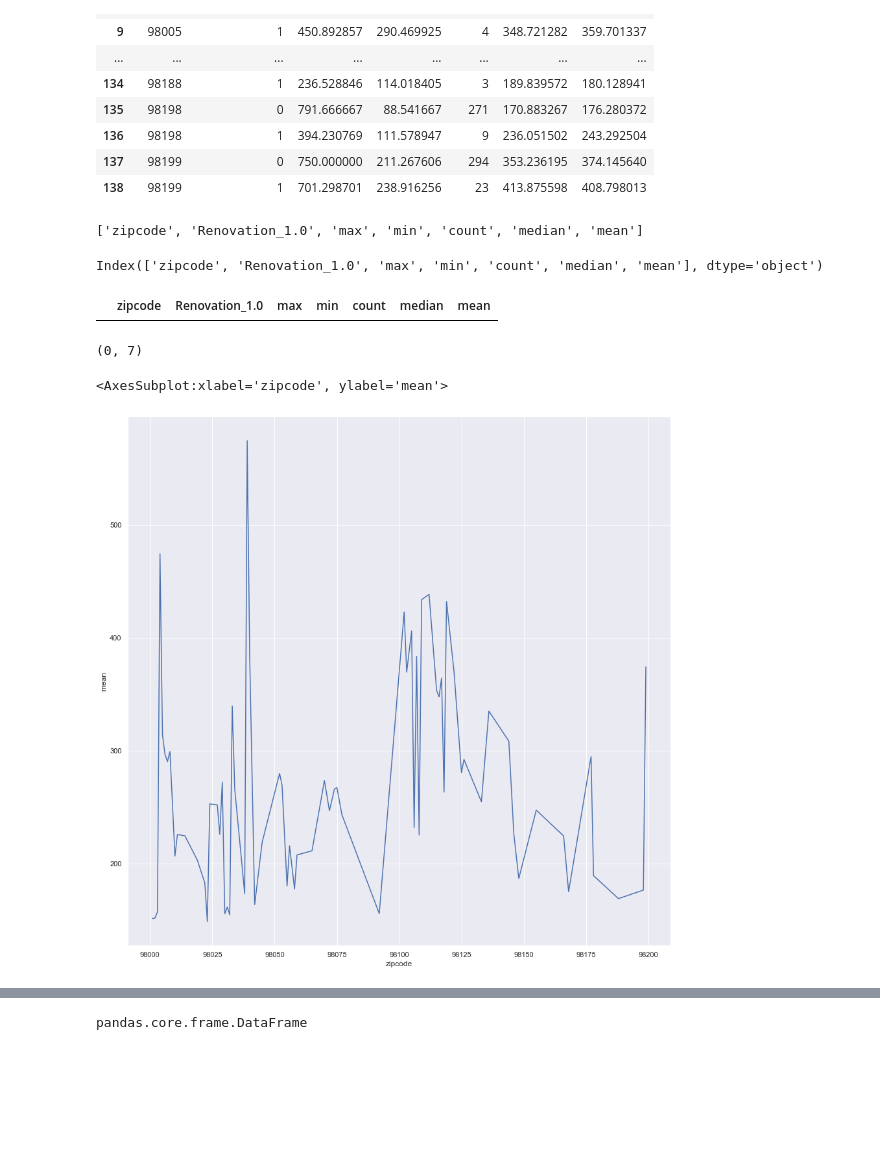
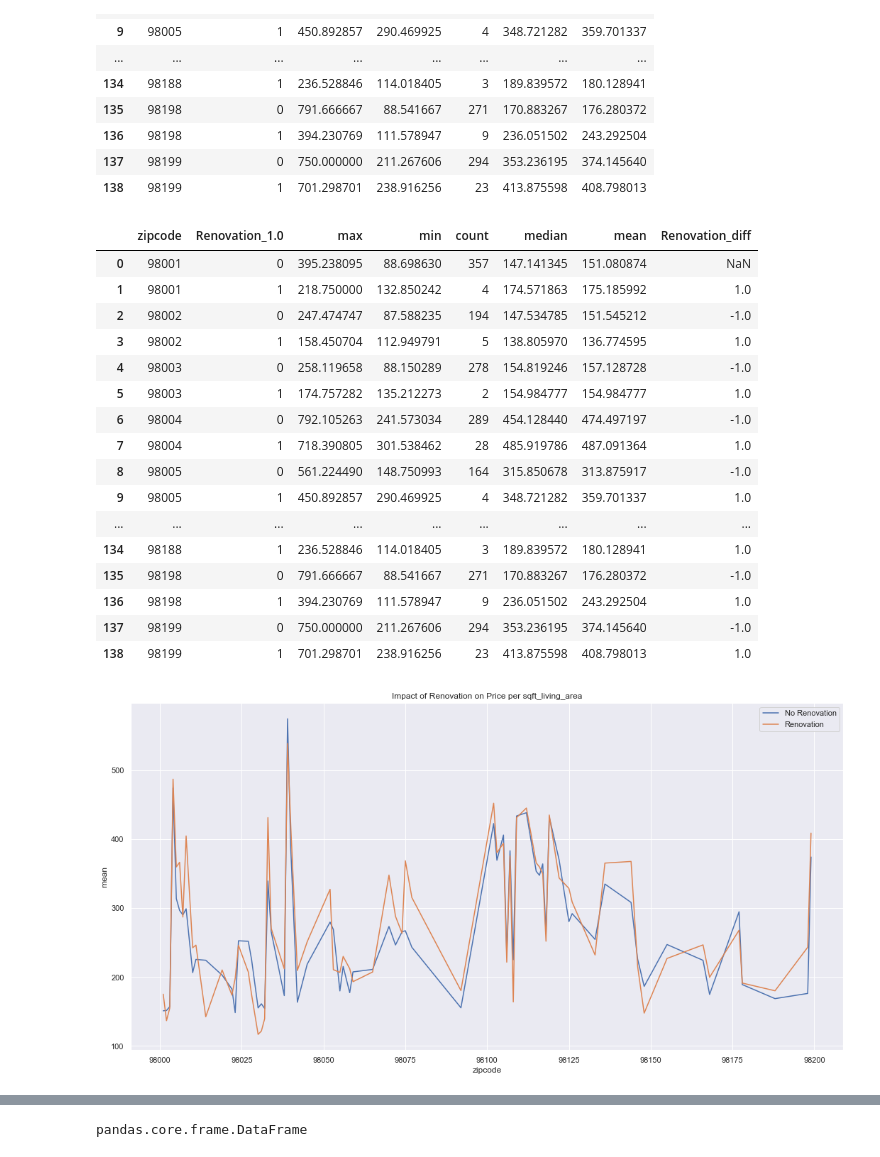
Before and after one commit to audi0786/KC_House_Price_Prediction_via_Regression_Analysis, a Jupyter notebook: Project 2 rough work.ipynb, the cells around one changed output, grey strips where cells are left out. Drawn from its saved outputs; the diff is of its cells as text; code cells hidden in the pictures; blank space fills up the shorter version.

```diff
--- a/Project 2 rough work.ipynb
+++ b/Project 2 rough work.ipynb
@@ -119,27 +119,25 @@ gp3
 | 136 | 98198 | 1 | 394.230769 | 111.578947 | 9 | 236.051502 | 243.292504 |
 | 137 | 98199 | 0 | 750.000000 | 211.267606 | 294 | 353.236195 | 374.145640 |
 | 138 | 98199 | 1 | 701.298701 | 238.916256 | 23 | 413.875598 | 408.798013 |
-# %%
-gp3.columns.to_list()
-# %% [output]
-['zipcode', 'Renovation_1.0', 'max', 'min', 'count', 'median', 'mean']
-# %%
-gp3.columns
-# %% [output]
-Index(['zipcode', 'Renovation_1.0', 'max', 'min', 'count', 'median', 'mean'], dtype='object')
-# %%
-gp4 = pd.DataFrame(columns = gp3.columns.to_list())
-
-for index, row in gp3.iterrows():
-    if row['zipcode'] == (row + 1)['zipcode']:
-        gp4[row] == gp3[row] and gp4[(row +1)] == gp3[(row +1)]
-    else:
-        continue
-gp4.head()
-# %% [output]
-|  | zipcode | Renovation_1.0 | max | min | count | median | mean |
-# %%
-gp4.shape
-# %% [output]
-(0, 7)
+# %%
+gp3 =gp3.drop([34])
+gp3
+# %% [output]
+|  | zipcode | Renovation_1.0 | max | min | count | median | mean | Renovation_diff |
+| 0 | 98001 | 0 | 395.238095 | 88.698630 | 357 | 147.141345 | 151.080874 | NaN |
+| 1 | 98001 | 1 | 218.750000 | 132.850242 | 4 | 174.571863 | 175.185992 | 1.0 |
+| 2 | 98002 | 0 | 247.474747 | 87.588235 | 194 | 147.534785 | 151.545212 | -1.0 |
+| 3 | 98002 | 1 | 158.450704 | 112.949791 | 5 | 138.805970 | 136.774595 | 1.0 |
+| 4 | 98003 | 0 | 258.119658 | 88.150289 | 278 | 154.819246 | 157.128728 | -1.0 |
+| 5 | 98003 | 1 | 174.757282 | 135.212273 | 2 | 154.984777 | 154.984777 | 1.0 |
+| 6 | 98004 | 0 | 792.105263 | 241.573034 | 289 | 454.128440 | 474.497197 | -1.0 |
+| 7 | 98004 | 1 | 718.390805 | 301.538462 | 28 | 485.919786 | 487.091364 | 1.0 |
+| 8 | 98005 | 0 | 561.224490 | 148.750993 | 164 | 315.850678 | 313.875917 | -1.0 |
+| 9 | 98005 | 1 | 450.892857 | 290.469925 | 4 | 348.721282 | 359.701337 | 1.0 |
+| ... | ... | ... | ... | ... | ... | ... | ... | ... |
+| 134 | 98188 | 1 | 236.528846 | 114.018405 | 3 | 189.839572 | 180.128941 | 1.0 |
+| 135 | 98198 | 0 | 791.666667 | 88.541667 | 271 | 170.883267 | 176.280372 | -1.0 |
+| 136 | 98198 | 1 | 394.230769 | 111.578947 | 9 | 236.051502 | 243.292504 | 1.0 |
+| 137 | 98199 | 0 | 750.000000 | 211.267606 | 294 | 353.236195 | 374.145640 | -1.0 |
+| 138 | 98199 | 1 | 701.298701 | 238.916256 | 23 | 413.875598 | 408.798013 | 1.0 |
 # %%
@@ -146,7 +145,8 @@ gp4.shape
 gp4 = gp3[gp3['Renovation_1.0'] == 0]
 # %%
-sns.set(rc = {'figure.figsize':(15,15)})
-sns.lineplot(x=(gp4['zipcode']), y=gp4['mean'])
+sns.set(rc = {'figure.figsize':(18,9)})
+sns.lineplot(x=gp4['zipcode'], y=gp4['mean'], label='No Renovation');
+sns.lineplot(x=gp5['zipcode'], y=gp5['mean'], label = 'Renovation');
+plt.title('Impact of Renovation on Price per sqft_living_area');
 # %% [output]
-<AxesSubplot:xlabel='zipcode', ylabel='mean'>
-[figure, old version]
+[figure, new version]
```
Also changed, not shown: parts of 3 cells of this notebook, 3 other files.
